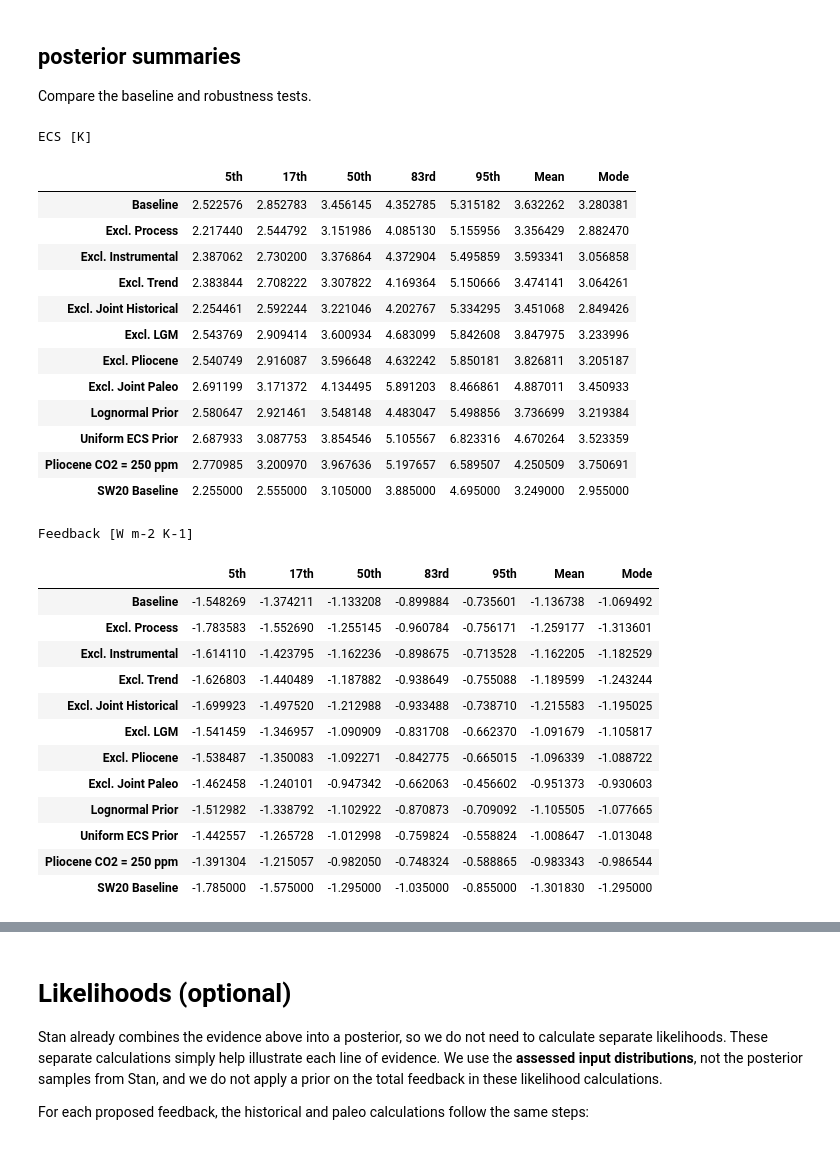
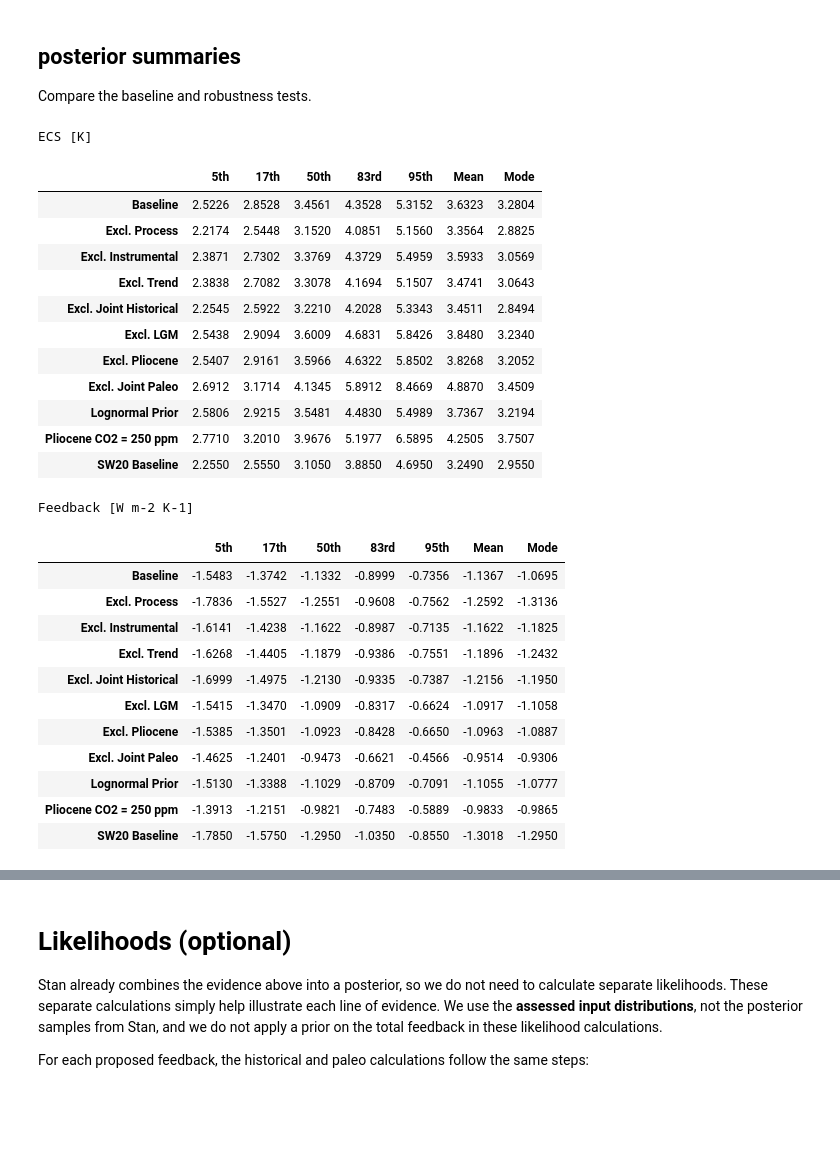
Before and after one commit to vtcooper/ecs-assessment, a Jupyter notebook: ecs_assess.ipynb, the cells around one changed output, grey strips where cells are left out. Drawn from its saved outputs; the diff is of its cells as text; code cells hidden in the pictures; blank space fills up the shorter version.

```diff
--- a/ecs_assess.ipynb
+++ b/ecs_assess.ipynb
@@ -87,6 +89,10 @@ else:
     env_cxx = env_bin / "x86_64-conda-linux-gnu-g++"
     cpp_options = {"CXX": str(env_cxx)} if env_cxx.exists() else {}
 
+## display four decimal places; calculations and saved numbers keep their full precision
+pd.options.display.float_format = "{:.4f}".format
+np.set_printoptions(precision=4, floatmode="fixed", suppress=True)
+
 ## plotting settings
 plt.rcParams.update({
     "figure.dpi": 140, "savefig.dpi": 300,
@@ -1046,8 +1053,12 @@ else:
             q05, q17, median, q83, q95 = quantiles[row]
             if row % 2 == 0:
                 interval_ax.axhspan(row - .5, row + .5, color="0.97", zorder=0)
-            interval_ax.hlines(row, q05, q95, color=color, lw=1.3)
+            interval_ax.hlines(row, q05, q95, color=color, lw=1.3, zorder=0.8)
             interval_ax.vlines([q05, q95], row - .09, row + .09, color=color, lw=1)
+            interval_ax.add_patch(Rectangle(
+                (q17, row - .21), q83 - q17, .42,
+                color='w', lw=1.1, zorder=0.9,
+            ))
             interval_ax.add_patch(Rectangle(
                 (q17, row - .21), q83 - q17, .42,
                 facecolor=(*color[:3], .2), edgecolor=color, lw=1.1,
@@ -1089,7 +1100,7 @@ def posterior_summary(draws, negative=False):
     mode = grid[np.argmax(density)] * (-1 if negative else 1)
     return [*np.quantile(draws, [.05, .17, .50, .83, .95]), np.mean(draws), mode]
 
-## SW20 archived ULI_MEDIUM_SAMPLE baseline, as in community_ecs
+## SW20 archived ULI_MEDIUM_SAMPLE baseline
 ## 5th, 17th, 50th, 83rd, 95th percentiles, then mean and mode
 ## these are reference summaries for the plots and tables, not model inputs
 sw20_ECS_summary = [2.255, 2.555, 3.105, 3.885, 4.695, 3.249, 2.955]
@@ -1102,57 +1113,58 @@ plot_rows = [
     ("Excl. Trend", "without_trend", "tab:red"),
     ("Excl. Joint Historical", "without_joint_historical", "orangered"),
     ("Excl. LGM", "without_lgm", "cornflowerblue"),
     ("Excl. Pliocene", "without_pliocene", "darkgreen"),
     ("Excl. Joint Paleo", "no_paleo", "mediumseagreen"),
     ("Lognormal Prior", "lognormal_lambda", "navy"),
     ("Uniform ECS Prior", "uniform_ECS", "navy"),
 ]
+## skip any cases that have not been run
+plot_rows = [row for row in plot_rows if row[1] in results]
 summary_rows = plot_rows + [("Pliocene CO2 = 250 ppm", "low_pliocene_co2", "gray")]
+summary_rows = [row for row in summary_rows if row[1] in results]
 columns = ["5th", "17th", "50th", "83rd", "95th", "Mean", "Mode"]
 ECS_summary = pd.DataFrame({label: posterior_summary(results[name]["ECS"])
     for label, name, _ in summary_rows}, index=columns).T
 lambda_summary = pd.DataFrame({label: posterior_summary(results[name]["lamb"], negative=True)
     for label, name, _ in summary_rows}, index=columns).T
 ## put the SW20 reference at the bottom of each comparison
 ECS_summary.loc["SW20 Baseline"] = sw20_ECS_summary
 lambda_summary.loc["SW20 Baseline"] = sw20_lambda_summary
 plot_rows.append(("SW20 Baseline", None, "gray"))
 
 print("ECS [K]")
 display(ECS_summary)
 print("Feedback [W m-2 K-1]")
 display(lambda_summary)
 ECS_summary.to_csv(output_dir / "ECS_summary.csv")
 lambda_summary.to_csv(output_dir / "lambda_summary.csv")
 # %% [output]
 ECS [K]
 |  | 5th | 17th | 50th | 83rd | 95th | Mean | Mode |
-| Baseline | 2.522576 | 2.852783 | 3.456145 | 4.352785 | 5.315182 | 3.632262 | 3.280381 |
-| Excl. Process | 2.217440 | 2.544792 | 3.151986 | 4.085130 | 5.155956 | 3.356429 | 2.882470 |
-| Excl. Instrumental | 2.387062 | 2.730200 | 3.376864 | 4.372904 | 5.495859 | 3.593341 | 3.056858 |
-| Excl. Trend | 2.383844 | 2.708222 | 3.307822 | 4.169364 | 5.150666 | 3.474141 | 3.064261 |
-| Excl. Joint Historical | 2.254461 | 2.592244 | 3.221046 | 4.202767 | 5.334295 | 3.451068 | 2.849426 |
-| Excl. LGM | 2.543769 | 2.909414 | 3.600934 | 4.683099 | 5.842608 | 3.847975 | 3.233996 |
-| Excl. Pliocene | 2.540749 | 2.916087 | 3.596648 | 4.632242 | 5.850181 | 3.826811 | 3.205187 |
-| Excl. Joint Paleo | 2.691199 | 3.171372 | 4.134495 | 5.891203 | 8.466861 | 4.887011 | 3.450933 |
-| Lognormal Prior | 2.580647 | 2.921461 | 3.548148 | 4.483047 | 5.498856 | 3.736699 | 3.219384 |
-| Uniform ECS Prior | 2.687933 | 3.087753 | 3.854546 | 5.105567 | 6.823316 | 4.670264 | 3.523359 |
-| Pliocene CO2 = 250 ppm | 2.770985 | 3.200970 | 3.967636 | 5.197657 | 6.589507 | 4.250509 | 3.750691 |
-| SW20 Baseline | 2.255000 | 2.555000 | 3.105000 | 3.885000 | 4.695000 | 3.249000 | 2.955000 |
+| Baseline | 2.5226 | 2.8528 | 3.4561 | 4.3528 | 5.3152 | 3.6323 | 3.2804 |
+| Excl. Process | 2.2174 | 2.5448 | 3.1520 | 4.0851 | 5.1560 | 3.3564 | 2.8825 |
+| Excl. Instrumental | 2.3871 | 2.7302 | 3.3769 | 4.3729 | 5.4959 | 3.5933 | 3.0569 |
+| Excl. Trend | 2.3838 | 2.7082 | 3.3078 | 4.1694 | 5.1507 | 3.4741 | 3.0643 |
+| Excl. Joint Historical | 2.2545 | 2.5922 | 3.2210 | 4.2028 | 5.3343 | 3.4511 | 2.8494 |
+| Excl. LGM | 2.5438 | 2.9094 | 3.6009 | 4.6831 | 5.8426 | 3.8480 | 3.2340 |
+| Excl. Pliocene | 2.5407 | 2.9161 | 3.5966 | 4.6322 | 5.8502 | 3.8268 | 3.2052 |
+| Excl. Joint Paleo | 2.6912 | 3.1714 | 4.1345 | 5.8912 | 8.4669 | 4.8870 | 3.4509 |
+| Lognormal Prior | 2.5806 | 2.9215 | 3.5481 | 4.4830 | 5.4989 | 3.7367 | 3.2194 |
+| Pliocene CO2 = 250 ppm | 2.7710 | 3.2010 | 3.9676 | 5.1977 | 6.5895 | 4.2505 | 3.7507 |
+| SW20 Baseline | 2.2550 | 2.5550 | 3.1050 | 3.8850 | 4.6950 | 3.2490 | 2.9550 |
 Feedback [W m-2 K-1]
 |  | 5th | 17th | 50th | 83rd | 95th | Mean | Mode |
-| Baseline | -1.548269 | -1.374211 | -1.133208 | -0.899884 | -0.735601 | -1.136738 | -1.069492 |
-| Excl. Process | -1.783583 | -1.552690 | -1.255145 | -0.960784 | -0.756171 | -1.259177 | -1.313601 |
-| Excl. Instrumental | -1.614110 | -1.423795 | -1.162236 | -0.898675 | -0.713528 | -1.162205 | -1.182529 |
-| Excl. Trend | -1.626803 | -1.440489 | -1.187882 | -0.938649 | -0.755088 | -1.189599 | -1.243244 |
-| Excl. Joint Historical | -1.699923 | -1.497520 | -1.212988 | -0.933488 | -0.738710 | -1.215583 | -1.195025 |
-| Excl. LGM | -1.541459 | -1.346957 | -1.090909 | -0.831708 | -0.662370 | -1.091679 | -1.105817 |
-| Excl. Pliocene | -1.538487 | -1.350083 | -1.092271 | -0.842775 | -0.665015 | -1.096339 | -1.088722 |
-| Excl. Joint Paleo | -1.462458 | -1.240101 | -0.947342 | -0.662063 | -0.456602 | -0.951373 | -0.930603 |
-| Lognormal Prior | -1.512982 | -1.338792 | -1.102922 | -0.870873 | -0.709092 | -1.105505 | -1.077665 |
-| Uniform ECS Prior | -1.442557 | -1.265728 | -1.012998 | -0.759824 | -0.558824 | -1.008647 | -1.013048 |
-| Pliocene CO2 = 250 ppm | -1.391304 | -1.215057 | -0.982050 | -0.748324 | -0.588865 | -0.983343 | -0.986544 |
-| SW20 Baseline | -1.785000 | -1.575000 | -1.295000 | -1.035000 | -0.855000 | -1.301830 | -1.295000 |
+| Baseline | -1.5483 | -1.3742 | -1.1332 | -0.8999 | -0.7356 | -1.1367 | -1.0695 |
+| Excl. Process | -1.7836 | -1.5527 | -1.2551 | -0.9608 | -0.7562 | -1.2592 | -1.3136 |
+| Excl. Instrumental | -1.6141 | -1.4238 | -1.1622 | -0.8987 | -0.7135 | -1.1622 | -1.1825 |
+| Excl. Trend | -1.6268 | -1.4405 | -1.1879 | -0.9386 | -0.7551 | -1.1896 | -1.2432 |
+| Excl. Joint Historical | -1.6999 | -1.4975 | -1.2130 | -0.9335 | -0.7387 | -1.2156 | -1.1950 |
+| Excl. LGM | -1.5415 | -1.3470 | -1.0909 | -0.8317 | -0.6624 | -1.0917 | -1.1058 |
+| Excl. Pliocene | -1.5385 | -1.3501 | -1.0923 | -0.8428 | -0.6650 | -1.0963 | -1.0887 |
+| Excl. Joint Paleo | -1.4625 | -1.2401 | -0.9473 | -0.6621 | -0.4566 | -0.9514 | -0.9306 |
+| Lognormal Prior | -1.5130 | -1.3388 | -1.1029 | -0.8709 | -0.7091 | -1.1055 | -1.0777 |
+| Pliocene CO2 = 250 ppm | -1.3913 | -1.2151 | -0.9821 | -0.7483 | -0.5889 | -0.9833 | -0.9865 |
+| SW20 Baseline | -1.7850 | -1.5750 | -1.2950 | -1.0350 | -0.8550 | -1.3018 | -1.2950 |
 # %%
 ## plot a subset of cases from the paper
 
```
Also changed, not shown: parts of 11 cells of this notebook, 1 other file.
